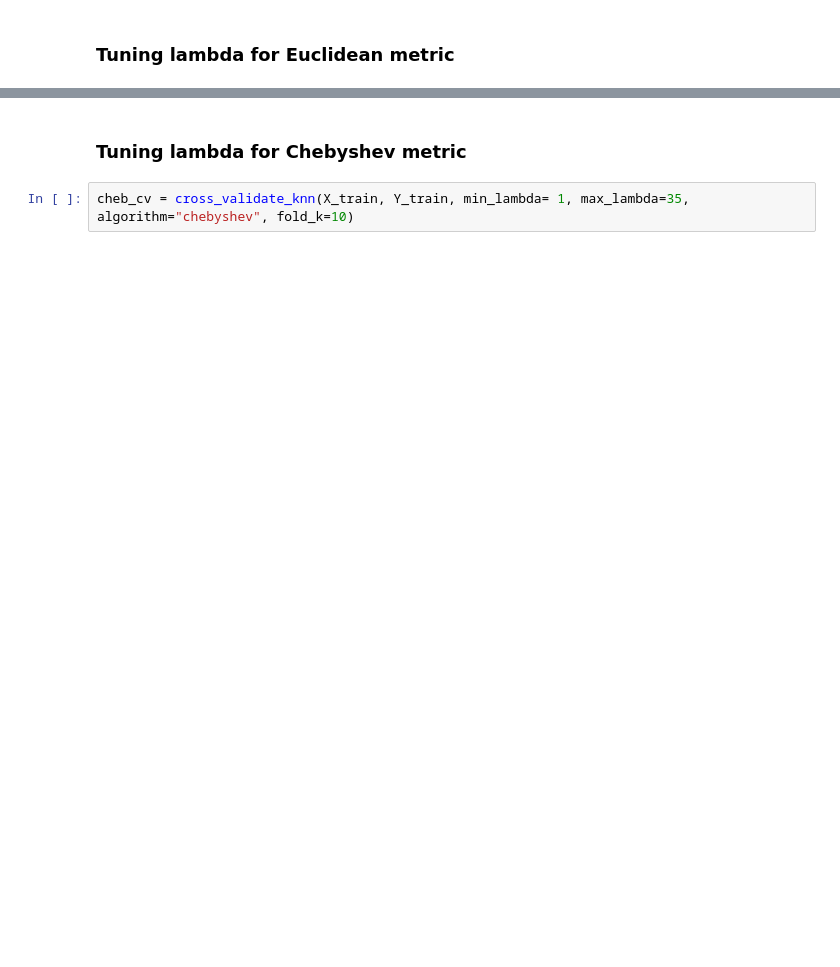
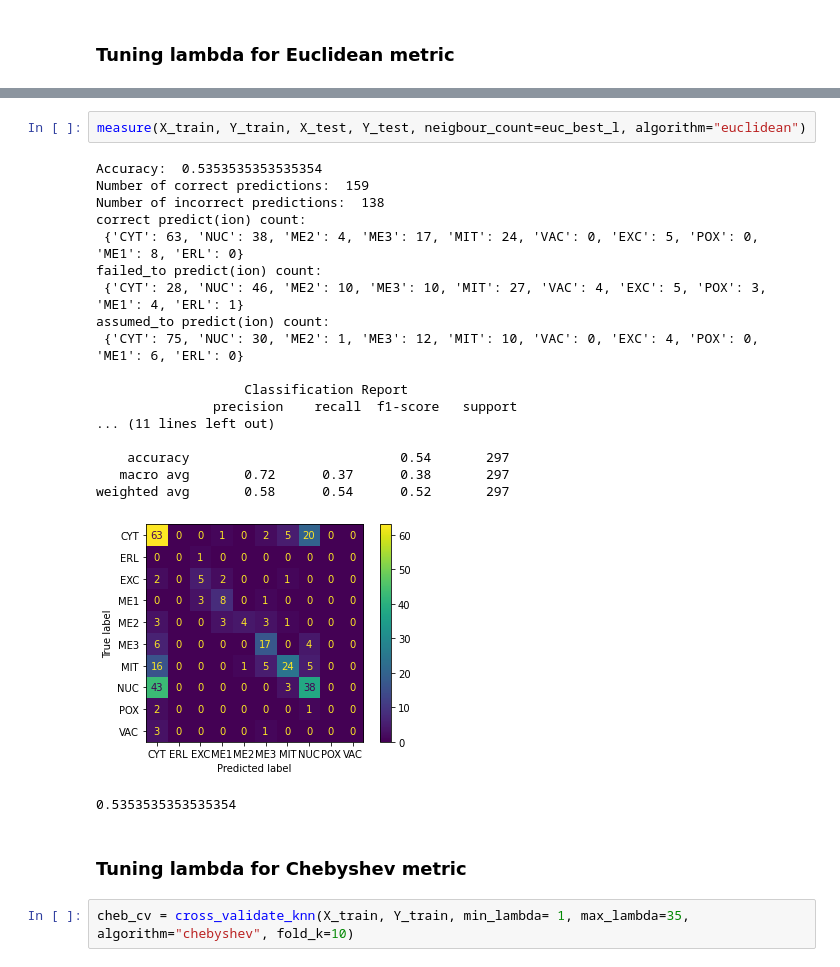
Before and after one commit to HikmetSimsir/EEE-485-Project, a Jupyter notebook: knn.ipynb, the cells around one changed output, grey strips where cells are left out. Cells and saved outputs as stored; diff of their text form; blank space fills up the shorter version.

```diff
--- a/knn.ipynb
+++ b/knn.ipynb
@@ -334,3 +356,25 @@ Best accuracy was:  0.5618951028687337  when lambda= 15
+# %%
+measure(X_train, Y_train, X_test, Y_test, neigbour_count=euc_best_l, algorithm="euclidean")
+# %% [output]
+Accuracy:  0.5353535353535354
+Number of correct predictions:  159
+Number of incorrect predictions:  138
+correct predict(ion) count:
+ {'CYT': 63, 'NUC': 38, 'ME2': 4, 'ME3': 17, 'MIT': 24, 'VAC': 0, 'EXC': 5, 'POX': 0, 'ME1': 8, 'ERL': 0}
+failed_to predict(ion) count:
+ {'CYT': 28, 'NUC': 46, 'ME2': 10, 'ME3': 10, 'MIT': 27, 'VAC': 4, 'EXC': 5, 'POX': 3, 'ME1': 4, 'ERL': 1}
+assumed_to predict(ion) count:
+ {'CYT': 75, 'NUC': 30, 'ME2': 1, 'ME3': 12, 'MIT': 10, 'VAC': 0, 'EXC': 4, 'POX': 0, 'ME1': 6, 'ERL': 0}
+
+                   Classification Report
+               precision    recall  f1-score   support
+... (11 lines left out)
+
+    accuracy                           0.54       297
+   macro avg       0.72      0.37      0.38       297
+weighted avg       0.58      0.54      0.52       297
+[figure, added]
+0.5353535353535354
 # %% [markdown]
 ### Tuning lambda for Chebyshev metric
 # %%
```
Also changed, not shown: parts of 12 cells of this notebook, 1 other file.
